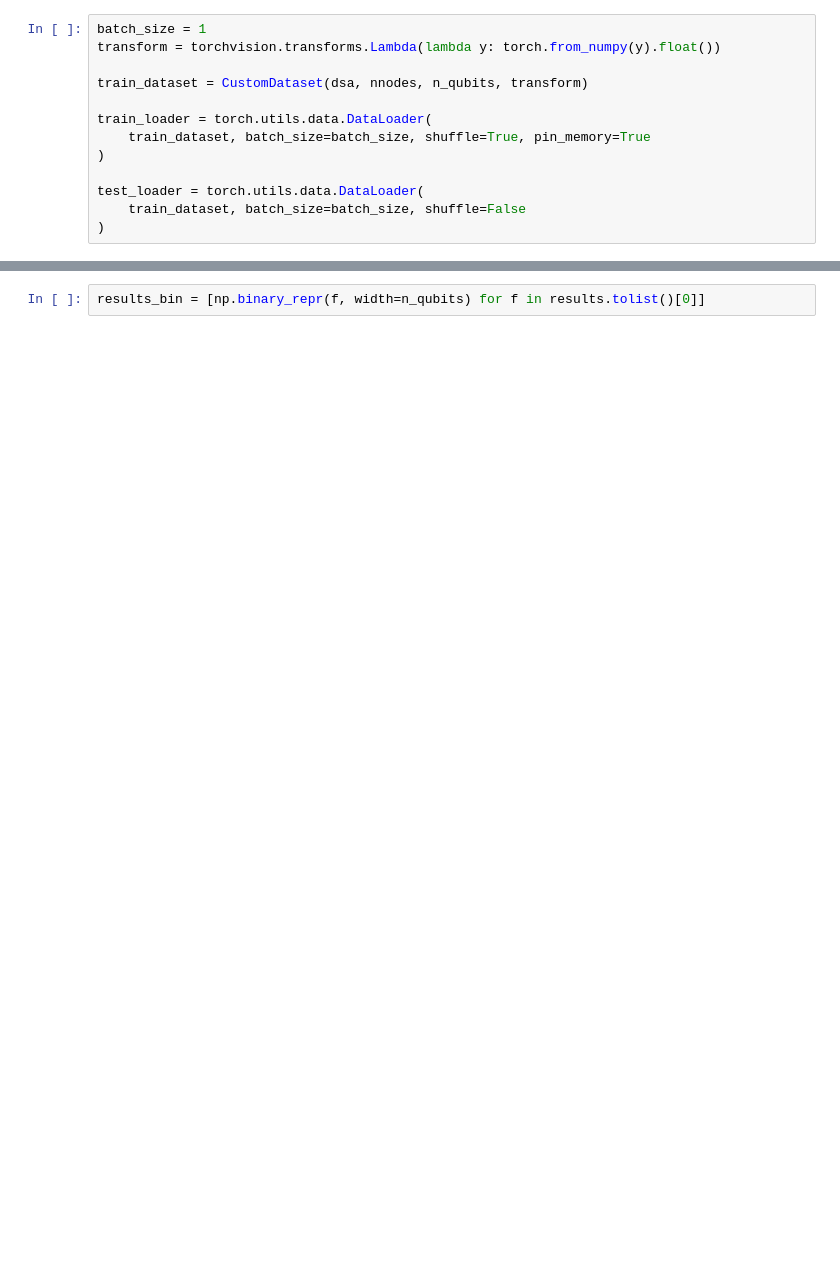
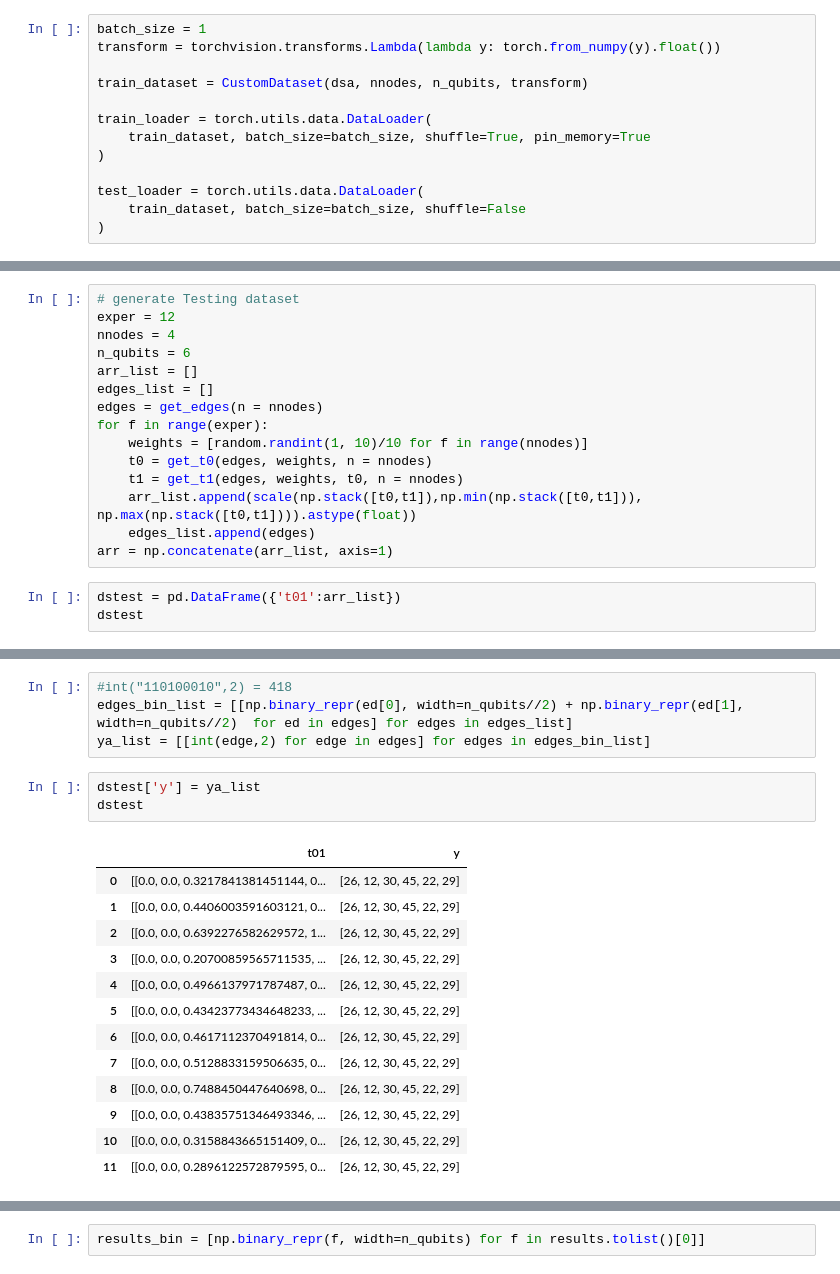
Before and after one commit to ixime/qhack_2022, a Jupyter notebook: notebooks/idea2_DBNSL-tiny.ipynb, the cells around one changed output, grey strips where cells are left out. Cells and saved outputs as stored; diff of their text form; blank space fills up the shorter version.

```diff
--- a/notebooks/idea2_DBNSL-tiny.ipynb
+++ b/notebooks/idea2_DBNSL-tiny.ipynb
@@ -294,0 +234,18 @@ dst
+# %%
+# generate Testing dataset
+exper = 12
+nnodes = 4
+n_qubits = 6
+arr_list = []
+edges_list = []
+edges = get_edges(n = nnodes)
+for f in range(exper):
+    weights = [random.randint(1, 10)/10 for f in range(nnodes)]
+    t0 = get_t0(edges, weights, n = nnodes)
+    t1 = get_t1(edges, weights, t0, n = nnodes)
+    arr_list.append(scale(np.stack([t0,t1]),np.min(np.stack([t0,t1])), np.max(np.stack([t0,t1]))).astype(float))
+    edges_list.append(edges)
+arr = np.concatenate(arr_list, axis=1)
+# %%
+dstest = pd.DataFrame({'t01':arr_list})
+dstest
@@ -295 +266,22 @@ dst
+# %%
+#int("110100010",2) = 418
+edges_bin_list = [[np.binary_repr(ed[0], width=n_qubits//2) + np.binary_repr(ed[1], width=n_qubits//2)  for ed in edges] for edges in edges_list]
+ya_list = [[int(edge,2) for edge in edges] for edges in edges_bin_list]
+# %%
+dstest['y'] = ya_list
+dstest
+# %% [output]
+|  | t01 | y |
+| 0 | [[0.0, 0.0, 0.3217841381451144, 0... | [26, 12, 30, 45, 22, 29] |
+| 1 | [[0.0, 0.0, 0.4406003591603121, 0... | [26, 12, 30, 45, 22, 29] |
+| 2 | [[0.0, 0.0, 0.6392276582629572, 1... | [26, 12, 30, 45, 22, 29] |
+| 3 | [[0.0, 0.0, 0.20700859565711535, ... | [26, 12, 30, 45, 22, 29] |
+| 4 | [[0.0, 0.0, 0.4966137971787487, 0... | [26, 12, 30, 45, 22, 29] |
+| 5 | [[0.0, 0.0, 0.43423773434648233, ... | [26, 12, 30, 45, 22, 29] |
+| 6 | [[0.0, 0.0, 0.4617112370491814, 0... | [26, 12, 30, 45, 22, 29] |
+| 7 | [[0.0, 0.0, 0.5128833159506635, 0... | [26, 12, 30, 45, 22, 29] |
+| 8 | [[0.0, 0.0, 0.7488450447640698, 0... | [26, 12, 30, 45, 22, 29] |
+| 9 | [[0.0, 0.0, 0.43835751346493346, ... | [26, 12, 30, 45, 22, 29] |
+| 10 | [[0.0, 0.0, 0.3158843665151409, 0... | [26, 12, 30, 45, 22, 29] |
+| 11 | [[0.0, 0.0, 0.2896122572879595, 0... | [26, 12, 30, 45, 22, 29] |
 # %%
```
Also changed, not shown: parts of 51 cells of this notebook, 11 other files.
